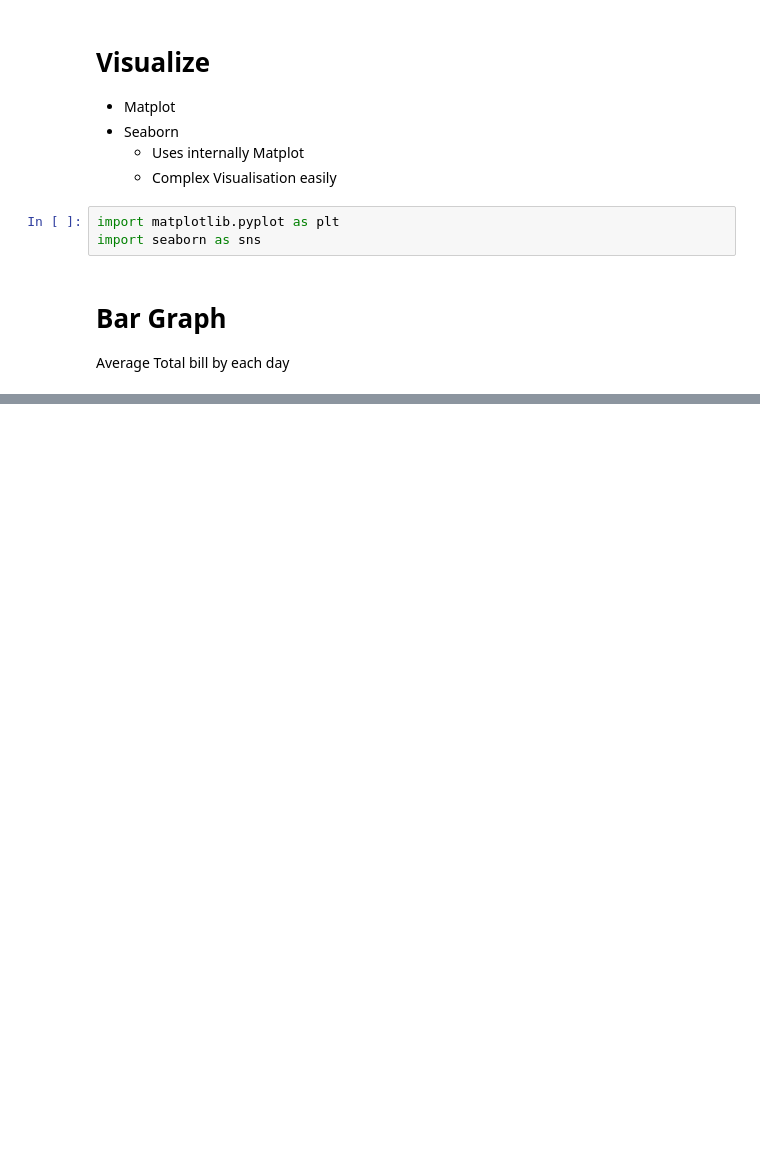
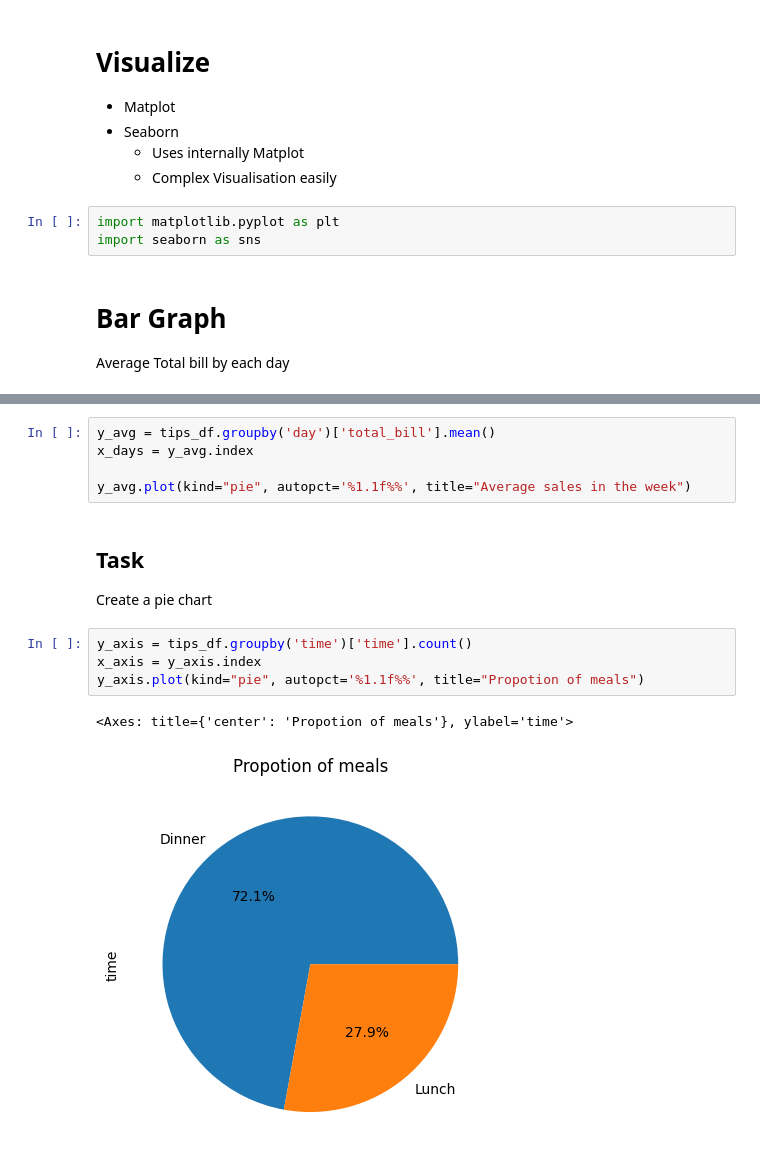
Before and after one commit to Dzithendo31/PythonCourse, a Jupyter notebook: day16pandas.ipynb, the cells around one changed output, grey strips where cells are left out. Drawn from its saved outputs; the diff is of its cells as text; blank space fills up the shorter version.

```diff
--- a/day16pandas.ipynb
+++ b/day16pandas.ipynb
@@ -493,0 +504,15 @@ Text(0.5, 0, 'Days')
+# %%
+y_avg = tips_df.groupby('day')['total_bill'].mean()
+x_days = y_avg.index
+
+y_avg.plot(kind="pie", autopct='%1.1f%%', title="Average sales in the week")
+# %% [markdown]
+## Task
+Create a pie chart
+# %%
+y_axis = tips_df.groupby('time')['time'].count()
+x_axis = y_axis.index
+y_axis.plot(kind="pie", autopct='%1.1f%%', title="Propotion of meals")
+# %% [output]
+<Axes: title={'center': 'Propotion of meals'}, ylabel='time'>
+[figure, added]
```
Also changed, not shown: parts of 7 cells of this notebook, 2 other files.
